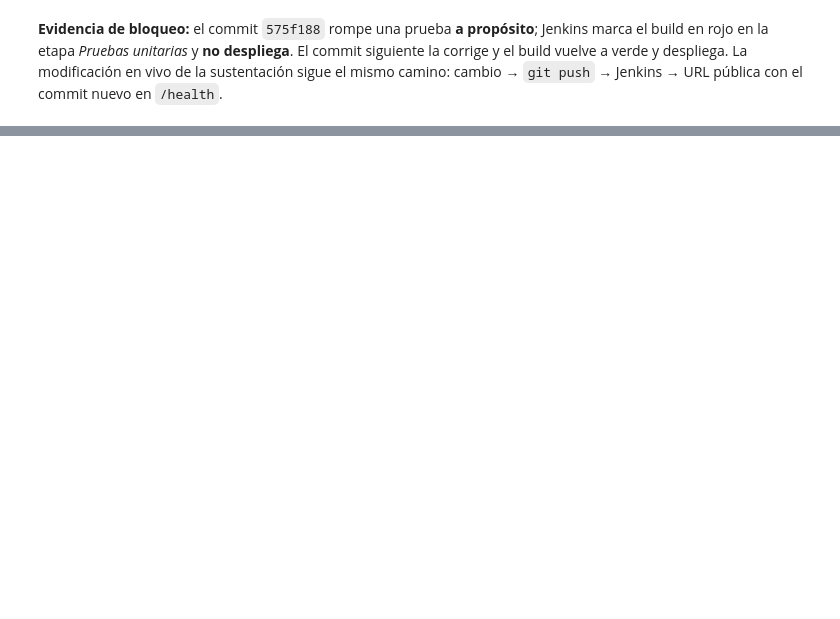
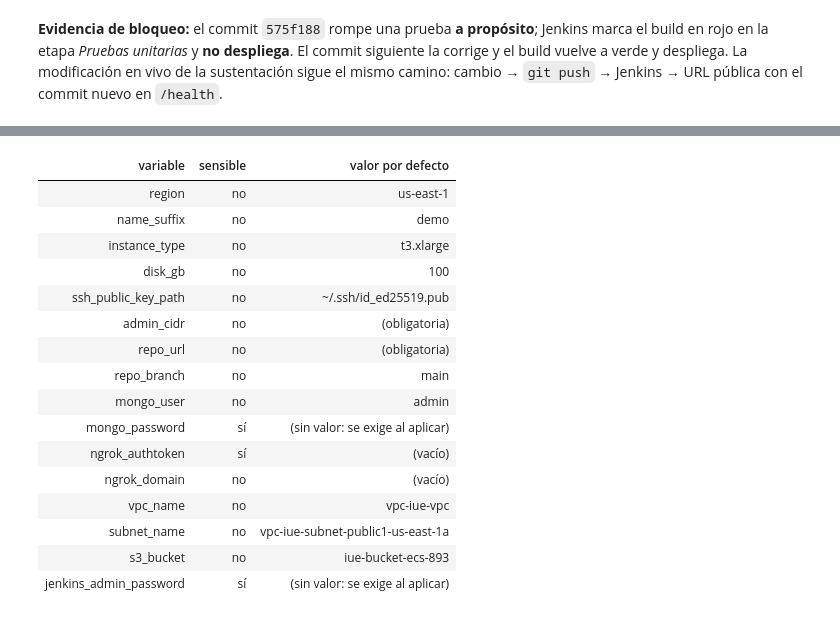
Before and after one commit to elrios893/lifemap, a Jupyter notebook: notebooks/sustentacion.ipynb, the cells around one changed output, grey strips where cells are left out. Drawn from its saved outputs; the diff is of its cells as text; code cells hidden in the pictures; blank space fills up the shorter version.

```diff
--- a/notebooks/sustentacion.ipynb
+++ b/notebooks/sustentacion.ipynb
@@ -958,0 +1102,29 @@ El commit siguiente la corrige y el build vuelve a verde y despliega. La modific
+# %%
+import re
+bloques = re.findall(r'variable "(\w+)" \{(.*?)\n\}', (ROOT / "infra/terraform/variables.tf").read_text(encoding="utf-8"), re.S)
+filas_v = []
+for nombre, cuerpo in bloques:
+    sensible = "sensitive" in cuerpo
+    m = re.search(r'default\s*=\s*("[^"]*"|[^\s#]+)', cuerpo)
+    por_defecto = "(sin valor: se exige al aplicar)" if sensible and not m else (m.group(1).strip().strip('"') if m else "(obligatoria)")
+    por_defecto = por_defecto or "(vacío)"
+    filas_v.append((nombre, "sí" if sensible else "no", por_defecto))
+tabla(pd.DataFrame(filas_v, columns=["variable", "sensible", "valor por defecto"]))
+# %% [output]
+| variable | sensible | valor por defecto |
+| region | no | us-east-1 |
+| name_suffix | no | demo |
+| instance_type | no | t3.xlarge |
+| disk_gb | no | 100 |
+| ssh_public_key_path | no | ~/.ssh/id_ed25519.pub |
+| admin_cidr | no | (obligatoria) |
+| repo_url | no | (obligatoria) |
+| repo_branch | no | main |
+| mongo_user | no | admin |
+| mongo_password | sí | (sin valor: se exige al aplicar) |
+| ngrok_authtoken | sí | (vacío) |
+| ngrok_domain | no | (vacío) |
+| vpc_name | no | vpc-iue-vpc |
+| subnet_name | no | vpc-iue-subnet-public1-us-east-1a |
+| s3_bucket | no | iue-bucket-ecs-893 |
+| jenkins_admin_password | sí | (sin valor: se exige al aplicar) |
```
Also changed, not shown: parts of 29 cells of this notebook, 2 other files.
